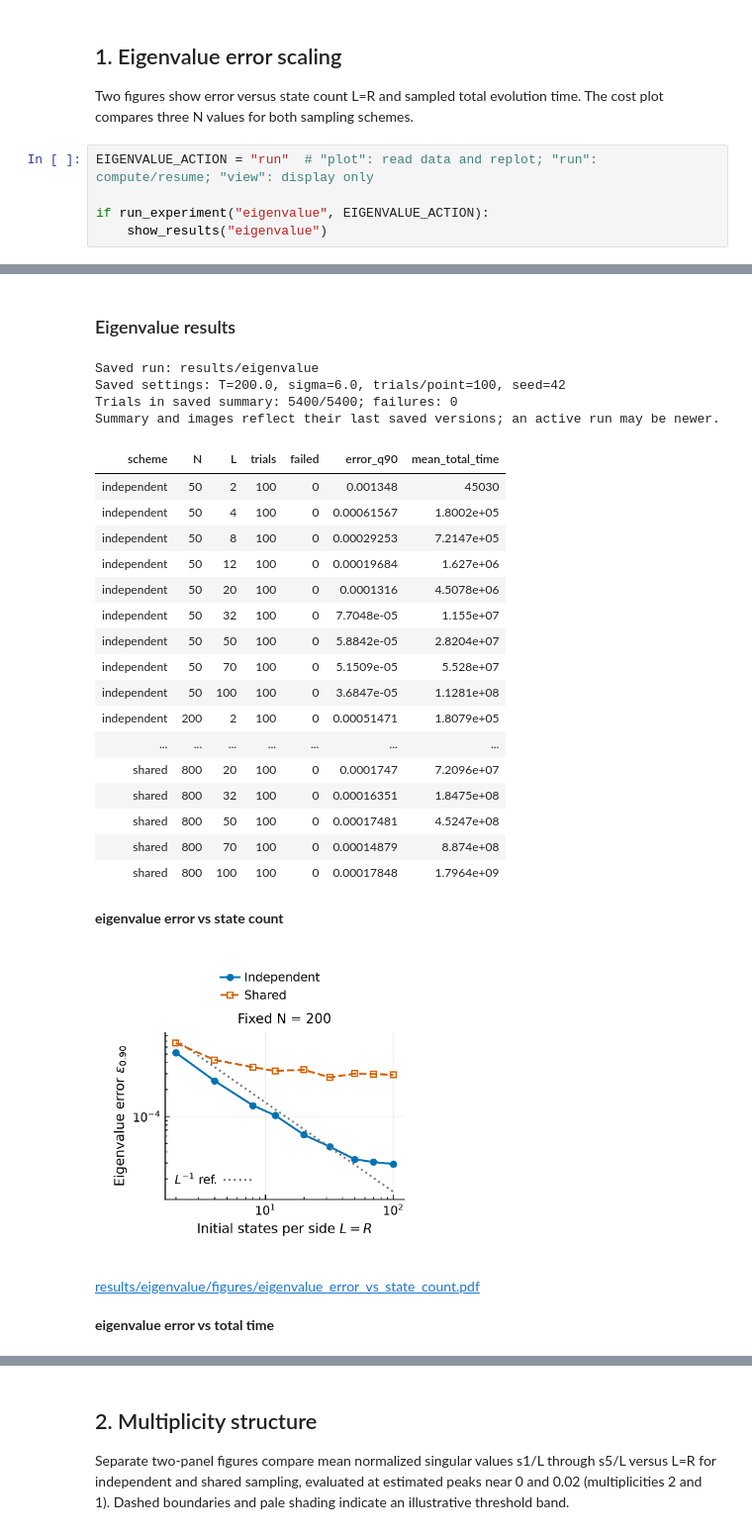
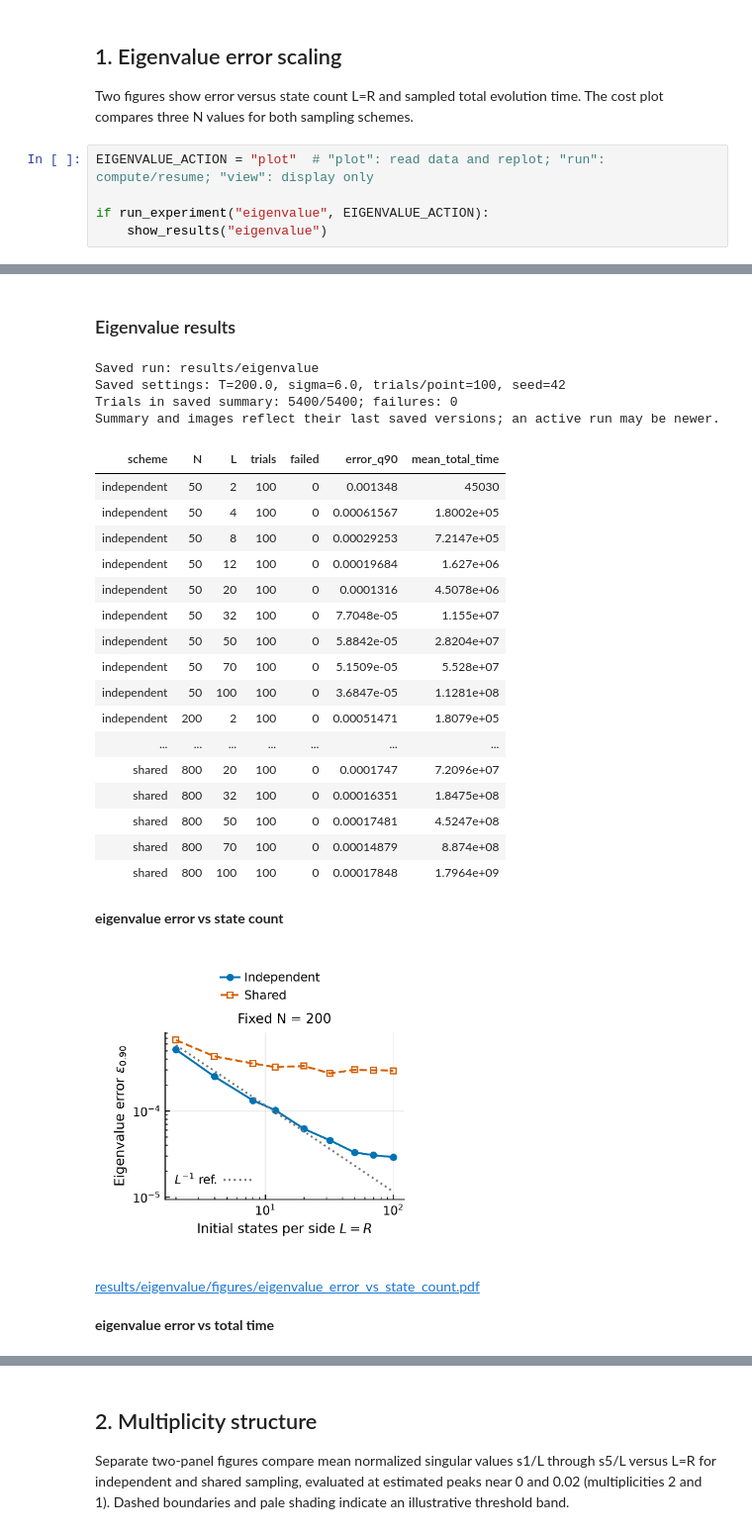
Before and after one commit to lingwei-z/qfames-error-scaling, a Jupyter notebook: run_experiments.ipynb, the cells around one changed output, grey strips where cells are left out. Shown at 99% size. Drawn from its saved outputs; the diff is of its cells as text.

Commit message:
fix: plot

```diff
--- a/run_experiments.ipynb
+++ b/run_experiments.ipynb
@@ -275,7 +273,7 @@ def show_results(name):
 ## 1. Eigenvalue error scaling
 Two figures show error versus state count L=R and sampled total evolution time. The cost plot compares three N values for both sampling schemes.
 # %%
-EIGENVALUE_ACTION = "run"  # "plot": read data and replot; "run": compute/resume; "view": display only
+EIGENVALUE_ACTION = "plot"  # "plot": read data and replot; "run": compute/resume; "view": display only
 
 if run_experiment("eigenvalue", EIGENVALUE_ACTION):
     show_results("eigenvalue")
@@ -299,27 +282,27 @@ eigenvalue: 5400 trials remaining; output: results/eigenvalue
 Figures saved to results/eigenvalue/figures
 ### Eigenvalue results
 Saved run: results/eigenvalue
 Saved settings: T=200.0, sigma=6.0, trials/point=100, seed=42
 Trials in saved summary: 5400/5400; failures: 0
 Summary and images reflect their last saved versions; an active run may be newer.
 | scheme | N | L | trials | failed | error_q90 | mean_total_time |
 | independent | 50 | 2 | 100 | 0 | 0.001348 | 45030 |
 | independent | 50 | 4 | 100 | 0 | 0.00061567 | 1.8002e+05 |
 | independent | 50 | 8 | 100 | 0 | 0.00029253 | 7.2147e+05 |
 | independent | 50 | 12 | 100 | 0 | 0.00019684 | 1.627e+06 |
 | independent | 50 | 20 | 100 | 0 | 0.0001316 | 4.5078e+06 |
 | independent | 50 | 32 | 100 | 0 | 7.7048e-05 | 1.155e+07 |
 | independent | 50 | 50 | 100 | 0 | 5.8842e-05 | 2.8204e+07 |
 | independent | 50 | 70 | 100 | 0 | 5.1509e-05 | 5.528e+07 |
 | independent | 50 | 100 | 100 | 0 | 3.6847e-05 | 1.1281e+08 |
 | independent | 200 | 2 | 100 | 0 | 0.00051471 | 1.8079e+05 |
 | ... | ... | ... | ... | ... | ... | ... |
 | shared | 800 | 20 | 100 | 0 | 0.0001747 | 7.2096e+07 |
 | shared | 800 | 32 | 100 | 0 | 0.00016351 | 1.8475e+08 |
 | shared | 800 | 50 | 100 | 0 | 0.00017481 | 4.5247e+08 |
 | shared | 800 | 70 | 100 | 0 | 0.00014879 | 8.874e+08 |
 | shared | 800 | 100 | 100 | 0 | 0.00017848 | 1.7964e+09 |
 **eigenvalue error vs state count**
-[figure, old version]
+[figure, new version]
 results/eigenvalue/figures/eigenvalue_error_vs_state_count.pdf
 **eigenvalue error vs total time**
```
Also changed, not shown: parts of 3 cells of this notebook, 10 other files.
